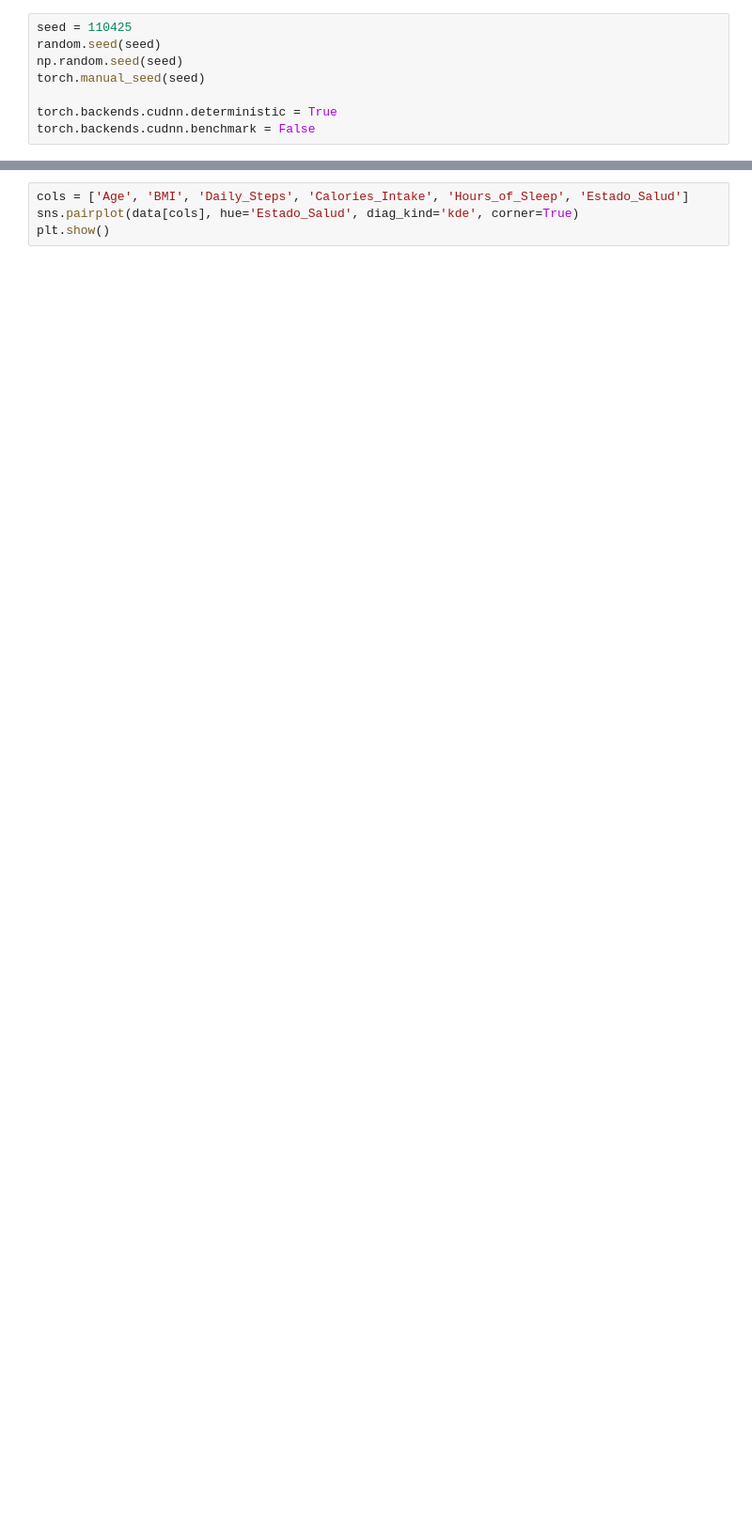
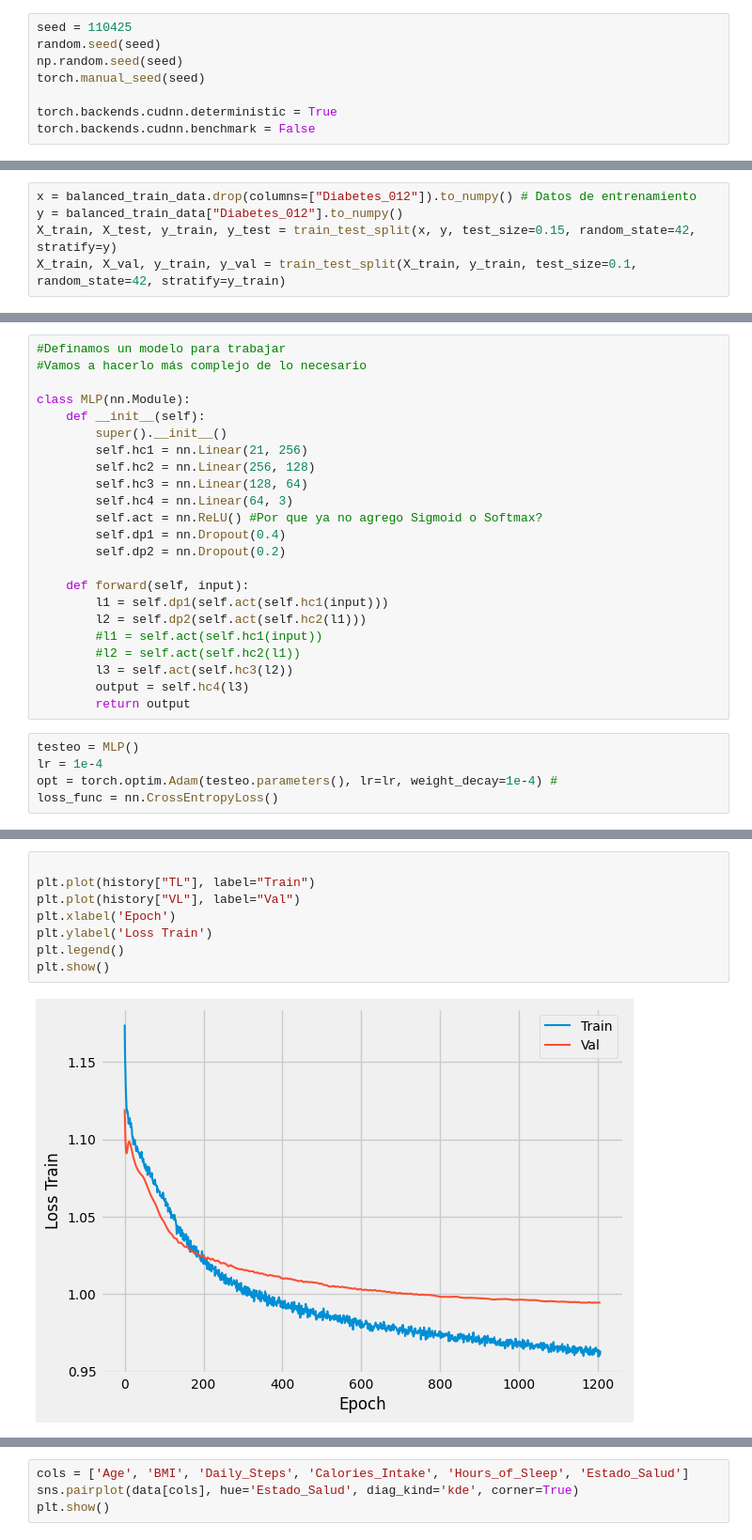
Before and after one commit to TomoCid/ProyectoDeepLearning, a Jupyter notebook: HealthCondition.ipynb, the cells around one changed output, grey strips where cells are left out. Shown at 94% size. Saved outputs shown, nothing was run; the diff lists cells and outputs as text; blank space fills up the shorter version.

```diff
--- a/HealthCondition.ipynb
+++ b/HealthCondition.ipynb
@@ -99,0 +135,5 @@ y = data["Estado_Salud"]
+# %%
+x = balanced_train_data.drop(columns=["Diabetes_012"]).to_numpy() # Datos de entrenamiento
+y = balanced_train_data["Diabetes_012"].to_numpy()
+X_train, X_test, y_train, y_test = train_test_split(x, y, test_size=0.15, random_state=42, stratify=y)
+X_train, X_val, y_train, y_val = train_test_split(X_train, y_train, test_size=0.1, random_state=42, stratify=y_train)
@@ -99,0 +177,28 @@ y = data["Estado_Salud"]
+# %%
+#Definamos un modelo para trabajar
+#Vamos a hacerlo más complejo de lo necesario
+
+class MLP(nn.Module):
+    def __init__(self):
+        super().__init__()
+        self.hc1 = nn.Linear(21, 256)
+        self.hc2 = nn.Linear(256, 128)
+        self.hc3 = nn.Linear(128, 64)
+        self.hc4 = nn.Linear(64, 3)
+        self.act = nn.ReLU() #Por que ya no agrego Sigmoid o Softmax?
+        self.dp1 = nn.Dropout(0.4)
+        self.dp2 = nn.Dropout(0.2)
+
+    def forward(self, input):
+        l1 = self.dp1(self.act(self.hc1(input)))
+        l2 = self.dp2(self.act(self.hc2(l1)))
+        #l1 = self.act(self.hc1(input))
+        #l2 = self.act(self.hc2(l1))
+        l3 = self.act(self.hc3(l2))
+        output = self.hc4(l3)
+        return output
+# %%
+testeo = MLP()
+lr = 1e-4
+opt = torch.optim.Adam(testeo.parameters(), lr=lr, weight_decay=1e-4) #
+loss_func = nn.CrossEntropyLoss()
@@ -99,0 +254,10 @@ y = data["Estado_Salud"]
+# %%
+
+plt.plot(history["TL"], label="Train")
+plt.plot(history["VL"], label="Val")
+plt.xlabel('Epoch')
+plt.ylabel('Loss Train')
+plt.legend()
+plt.show()
+# %% [output]
+[figure, added]
```
Also changed, not shown: parts of 16 cells of this notebook, 4 other files.
